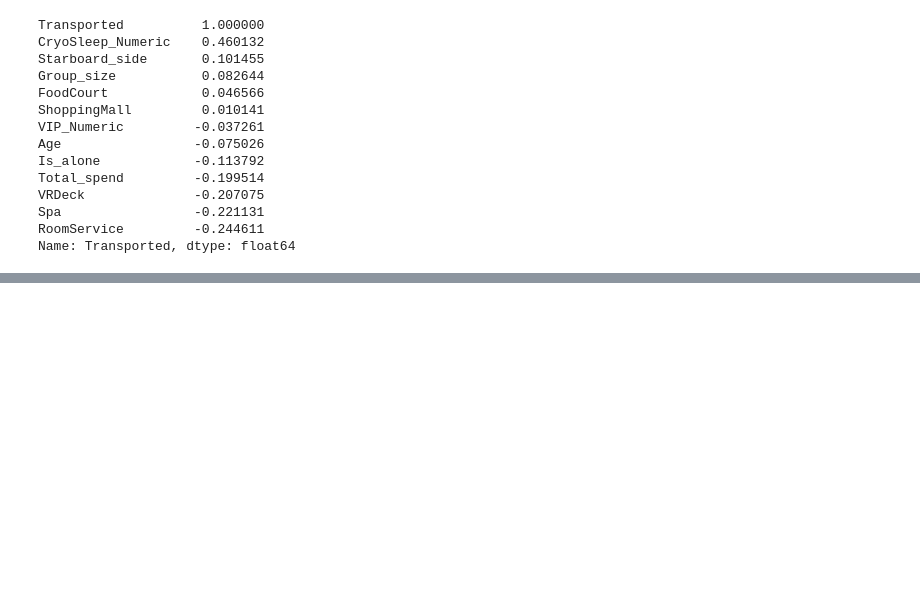
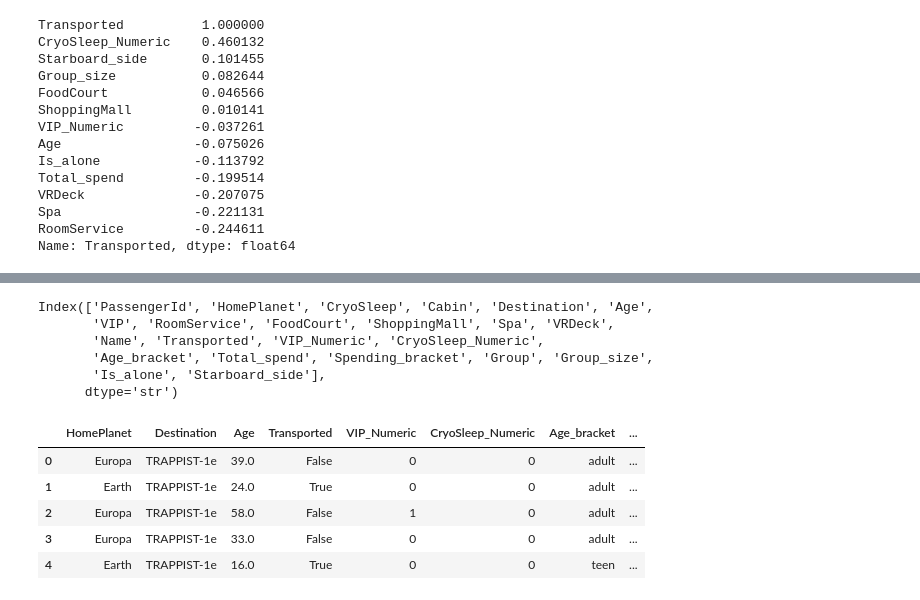
Before and after one commit to Muhammad-Awais-Tariq/Spaceship_Titanic, a Jupyter notebook: Exploration.ipynb, the cells around one changed output, grey strips where cells are left out. Cells and saved outputs as stored; diff of their text form; code cells hidden in the pictures; blank space fills up the shorter version.

Commit message:
added the age and the total spending

```diff
--- a/Exploration.ipynb
+++ b/Exploration.ipynb
@@ -136,0 +146,20 @@ Name: Transported, dtype: float64
+# %%
+X_temp.columns
+# %% [output]
+Index(['PassengerId', 'HomePlanet', 'CryoSleep', 'Cabin', 'Destination', 'Age',
+       'VIP', 'RoomService', 'FoodCourt', 'ShoppingMall', 'Spa', 'VRDeck',
+       'Name', 'Transported', 'VIP_Numeric', 'CryoSleep_Numeric',
+       'Age_bracket', 'Total_spend', 'Spending_bracket', 'Group', 'Group_size',
+       'Is_alone', 'Starboard_side'],
+      dtype='str')
+# %%
+X_temp = X_temp.drop(columns=["PassengerId" , "CryoSleep" , "Cabin" , "VIP" , "RoomService" , "FoodCourt" , "ShoppingMall" , "Spa" , "VRDeck" , "Name"])
+# %%
+X_temp.head()
+# %% [output]
+|  | HomePlanet | Destination | Age | Transported | VIP_Numeric | CryoSleep_Numeric | Age_bracket | ... |
+| 0 | Europa | TRAPPIST-1e | 39.0 | False | 0 | 0 | adult | ... |
+| 1 | Earth | TRAPPIST-1e | 24.0 | True | 0 | 0 | adult | ... |
+| 2 | Europa | TRAPPIST-1e | 58.0 | False | 1 | 0 | adult | ... |
+| 3 | Europa | TRAPPIST-1e | 33.0 | False | 0 | 0 | adult | ... |
+| 4 | Earth | TRAPPIST-1e | 16.0 | True | 0 | 0 | teen | ... |
```
Also changed, not shown: parts of 4 cells of this notebook.
